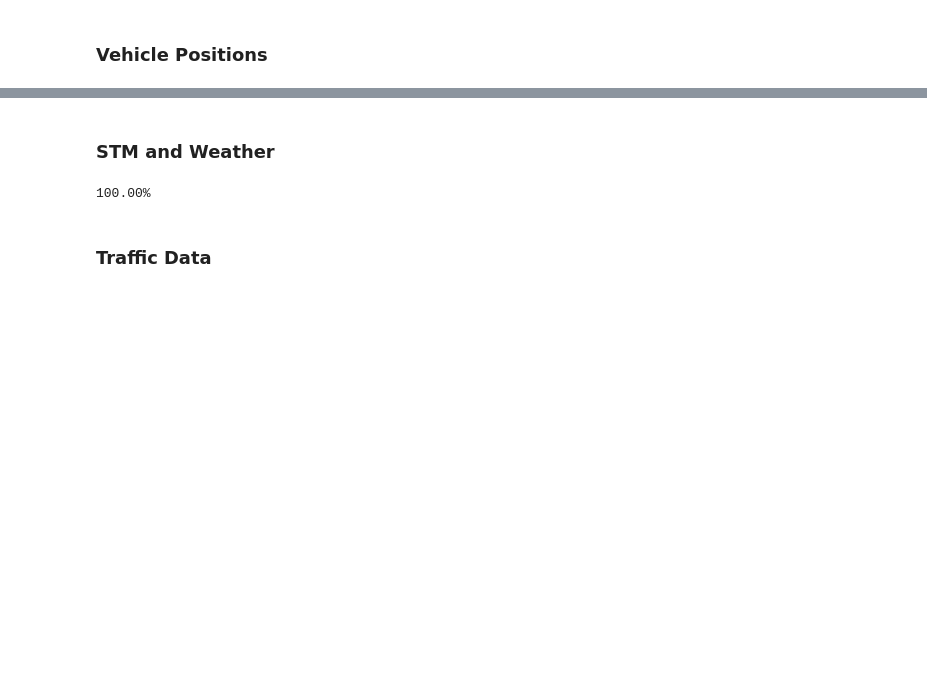
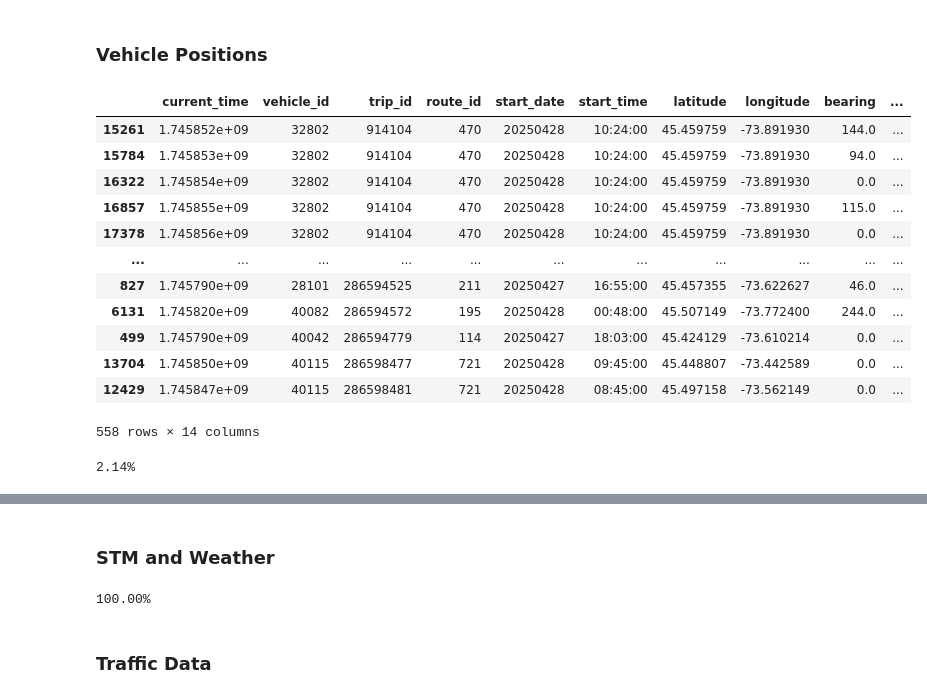
Before and after one commit to nadpierre/stm-transit-delay-prediction, a Jupyter notebook: notebooks/data_cleaning.ipynb, the cells around one changed output, grey strips where cells are left out. Drawn from its saved outputs; the diff is of its cells as text; code cells hidden in the pictures; blank space fills up the shorter version.

```diff
--- a/notebooks/data_cleaning.ipynb
+++ b/notebooks/data_cleaning.ipynb
@@ -230,3 +236,28 @@ trips_stops_df = trips_stops_df.rename(columns={'stop_id_x': 'stop_id'})
 trips_stops_df['wheelchair_boarding'] = (trips_stops_df['wheelchair_boarding'] == 1).astype('int64')
 # %% [markdown]
 ### Vehicle Positions
+# %%
+subset = ['trip_id', 'route_id', 'start_date', 'stop_sequence']
+positions_df = positions_df.sort_values(by=subset)
+# %%
+duplicate_mask = positions_df.duplicated(subset=subset)
+positions_df[duplicate_mask]
+# %% [output]
+|  | current_time | vehicle_id | trip_id | route_id | start_date | start_time | latitude | longitude | bearing | ... |
+| 15261 | 1.745852e+09 | 32802 | 914104 | 470 | 20250428 | 10:24:00 | 45.459759 | -73.891930 | 144.0 | ... |
+| 15784 | 1.745853e+09 | 32802 | 914104 | 470 | 20250428 | 10:24:00 | 45.459759 | -73.891930 | 94.0 | ... |
+| 16322 | 1.745854e+09 | 32802 | 914104 | 470 | 20250428 | 10:24:00 | 45.459759 | -73.891930 | 0.0 | ... |
+| 16857 | 1.745855e+09 | 32802 | 914104 | 470 | 20250428 | 10:24:00 | 45.459759 | -73.891930 | 115.0 | ... |
+| 17378 | 1.745856e+09 | 32802 | 914104 | 470 | 20250428 | 10:24:00 | 45.459759 | -73.891930 | 0.0 | ... |
+| ... | ... | ... | ... | ... | ... | ... | ... | ... | ... | ... |
+| 827 | 1.745790e+09 | 28101 | 286594525 | 211 | 20250427 | 16:55:00 | 45.457355 | -73.622627 | 46.0 | ... |
+| 6131 | 1.745820e+09 | 40082 | 286594572 | 195 | 20250428 | 00:48:00 | 45.507149 | -73.772400 | 244.0 | ... |
+| 499 | 1.745790e+09 | 40042 | 286594779 | 114 | 20250427 | 18:03:00 | 45.424129 | -73.610214 | 0.0 | ... |
+| 13704 | 1.745850e+09 | 40115 | 286598477 | 721 | 20250428 | 09:45:00 | 45.448807 | -73.442589 | 0.0 | ... |
+| 12429 | 1.745847e+09 | 40115 | 286598481 | 721 | 20250428 | 08:45:00 | 45.497158 | -73.562149 | 0.0 | ... |
+558 rows × 14 columns
+# %%
+# Get proportion of duplicates
+print(f'{(duplicate_mask.sum() / len(positions_df)):.2%}')
+# %% [output]
+2.14%
```
Also changed, not shown: parts of 39 cells of this notebook, 9 other files.
